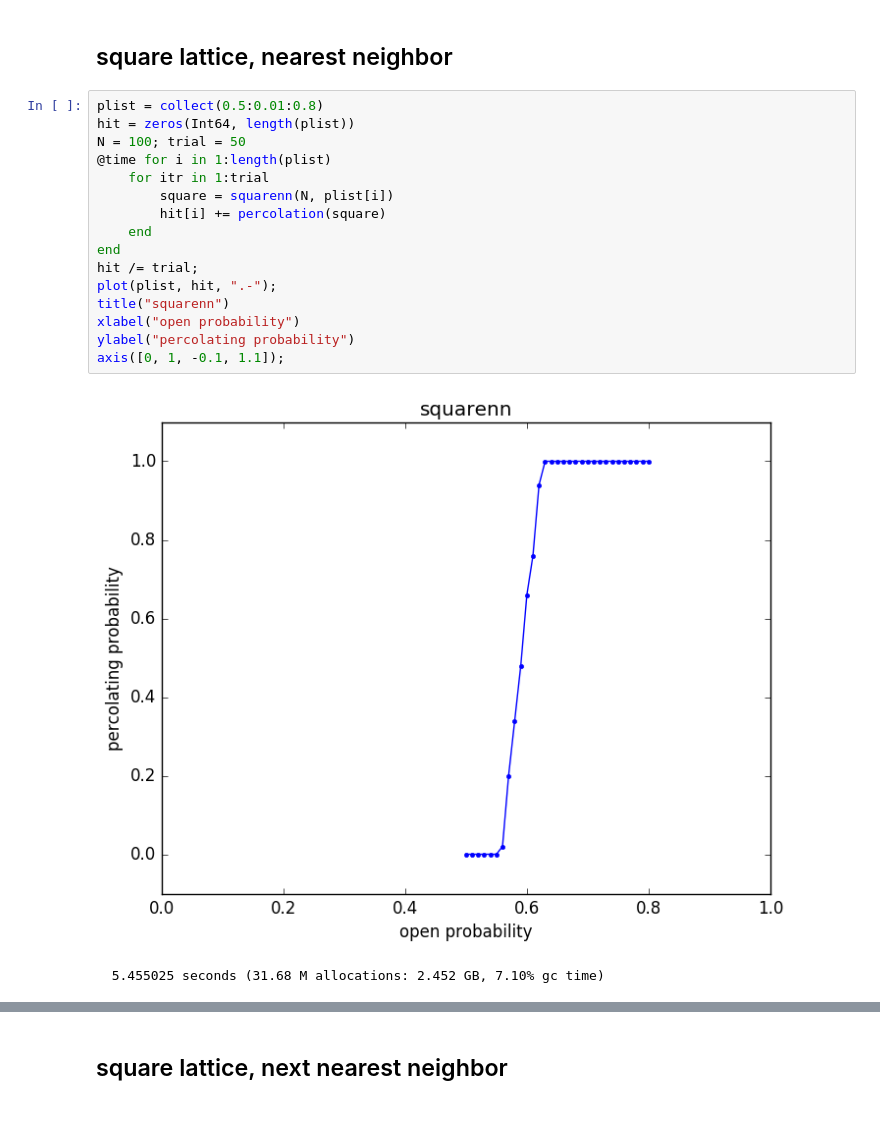
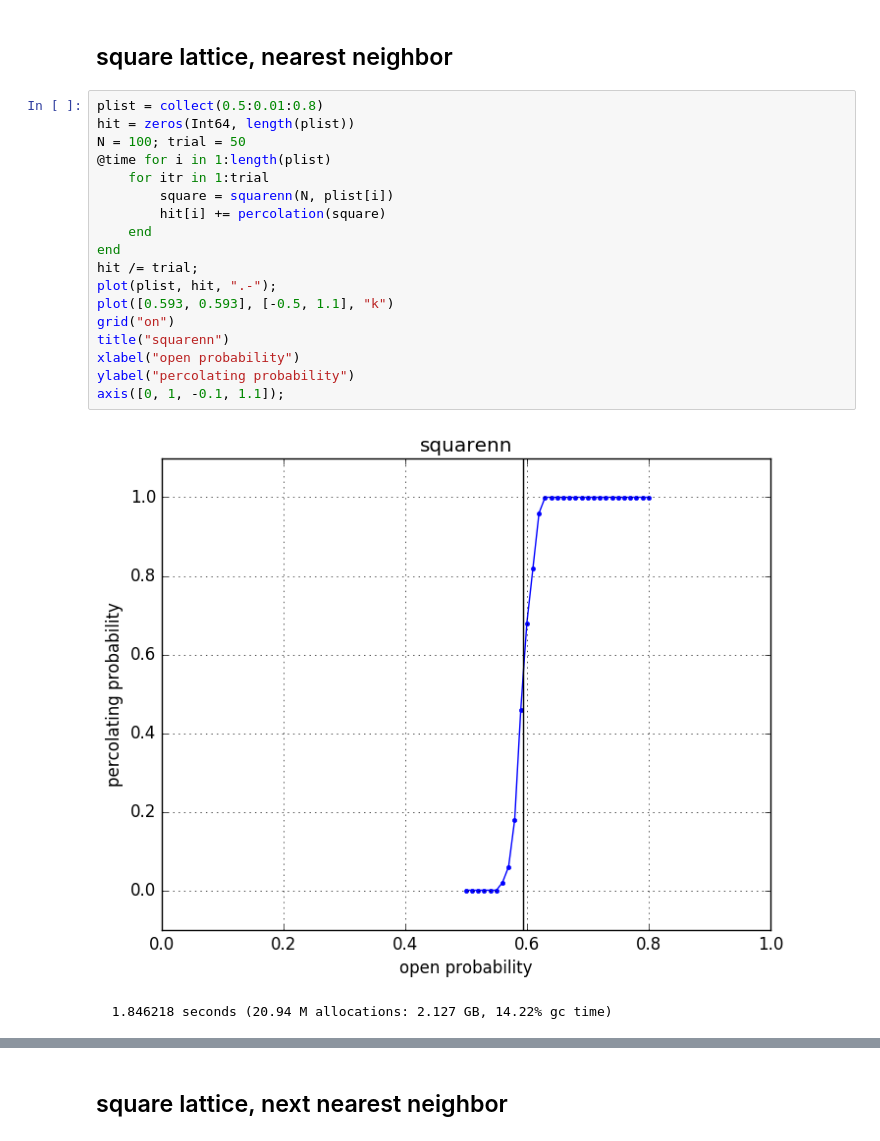
Before and after one commit to goropikari/Percolation.jl, a Jupyter notebook: example/percolation.ipynb, the cells around one changed output, grey strips where cells are left out. Cells and saved outputs as stored; diff of their text form.

```diff
--- a/example/percolation.ipynb
+++ b/example/percolation.ipynb
@@ -100,22 +105,24 @@ simple = simplenn(N, dim, p);
 # %%
 plist = collect(0.5:0.01:0.8)
 hit = zeros(Int64, length(plist))
 N = 100; trial = 50
 @time for i in 1:length(plist)
     for itr in 1:trial
         square = squarenn(N, plist[i])
         hit[i] += percolation(square)
     end
 end
 hit /= trial;
 plot(plist, hit, ".-");
+plot([0.593, 0.593], [-0.5, 1.1], "k")
+grid("on")
 title("squarenn")
 xlabel("open probability")
 ylabel("percolating probability")
 axis([0, 1, -0.1, 1.1]);
 # %% [output]
-[figure, old version]
+[figure, new version]
-  5.455025 seconds (31.68 M allocations: 2.452 GB, 7.10% gc time)
+  1.846218 seconds (20.94 M allocations: 2.127 GB, 14.22% gc time)
 # %%
 plist = collect(0.5:0.01:0.8)
 hit = zeros(Int64, length(plist))
```
Also changed, not shown: parts of 27 cells of this notebook, 1 other file.
